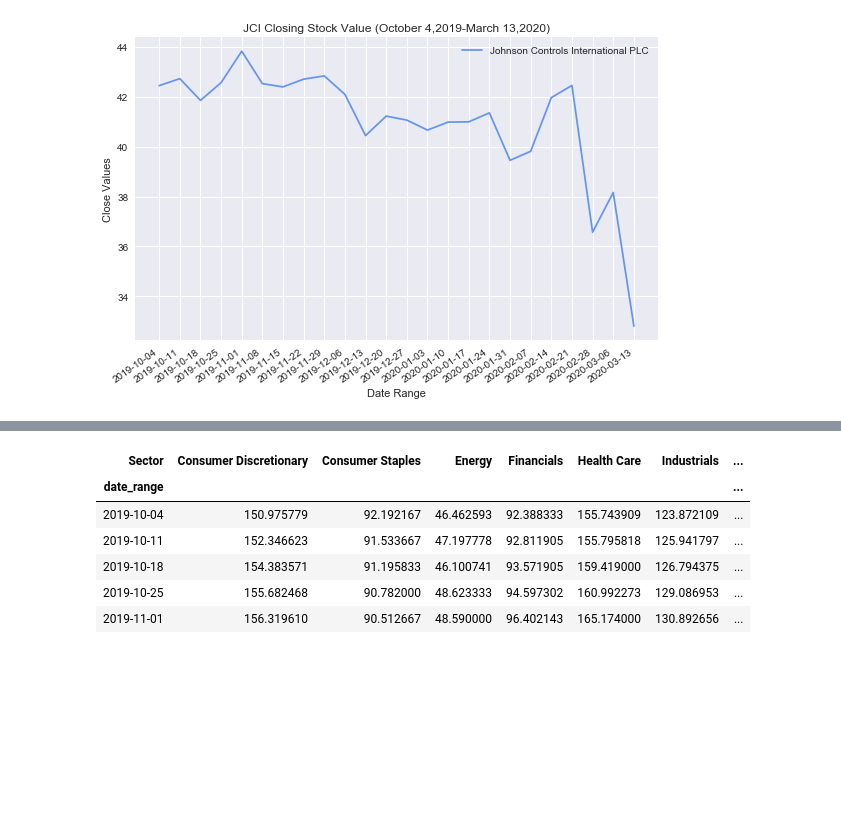
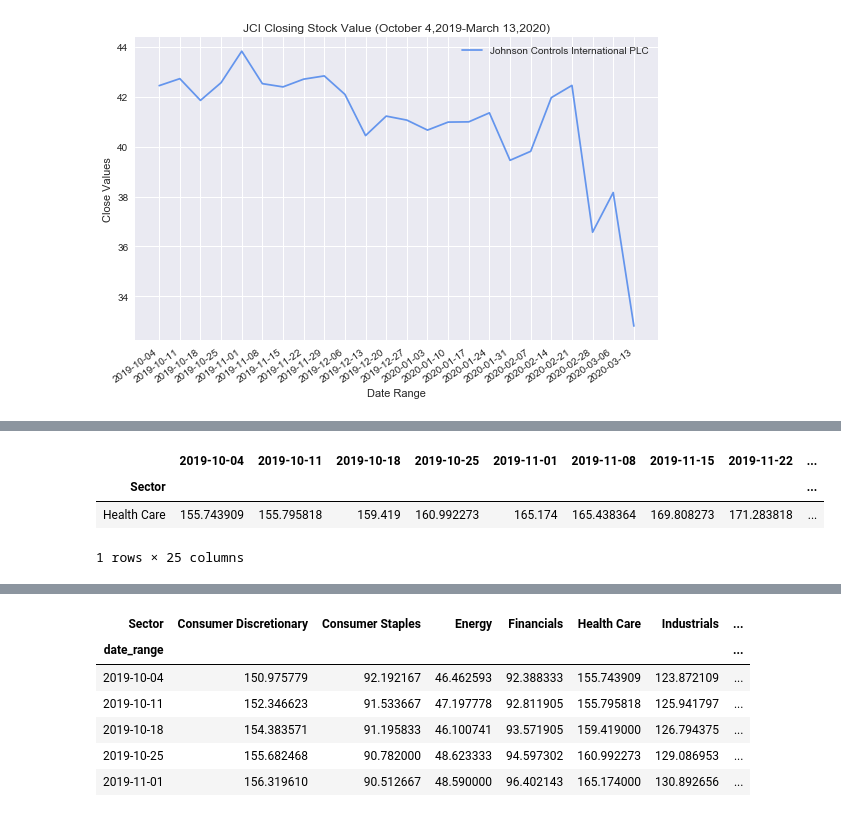
Before and after one commit to bhhnguyen/DataViz-Proj1, a Jupyter notebook: margeaux_code.ipynb, the cells around one changed output, grey strips where cells are left out. Cells and saved outputs as stored; diff of their text form; code cells hidden in the pictures; blank space fills up the shorter version.

```diff
--- a/margeaux_code.ipynb
+++ b/margeaux_code.ipynb
@@ -117,6 +124,7 @@ plt.show()
 cleaned_stocks=stocks_df.dropna()
 cleaned_stocks=cleaned_stocks.drop(['Unnamed: 0'], axis=1)
 sector_df=cleaned_stocks.groupby("Sector").mean()
+sector_df["Difference"]=sector_df["2020-03-13"] - sector_df["2019-10-04"]
 sector_df.head()
 # %% [output]
 |  | 2019-10-04 | 2019-10-11 | 2019-10-18 | 2019-10-25 | 2019-11-01 | 2019-11-08 | 2019-11-15 | 2019-11-22 | ... |
@@ -129,0 +138,10 @@ sector_df.head()
+# %%
+max_diff=sector_df[sector_df['Difference']==sector_df['Difference'].max()]
+min_diff=sector_df[sector_df['Difference']==sector_df['Difference'].min()]
+median_diff=sector_df[sector_df['Difference']==sector_df['Difference'].median()]
+max_diff
+# %% [output]
+|  | 2019-10-04 | 2019-10-11 | 2019-10-18 | 2019-10-25 | 2019-11-01 | 2019-11-08 | 2019-11-15 | 2019-11-22 | ... |
+| Sector |  |  |  |  |  |  |  |  | ... |
+| Health Care | 155.743909 | 155.795818 | 159.419 | 160.992273 | 165.174 | 165.438364 | 169.808273 | 171.283818 | ... |
+1 rows × 25 columns
```
Also changed, not shown: parts of 4 cells of this notebook.
